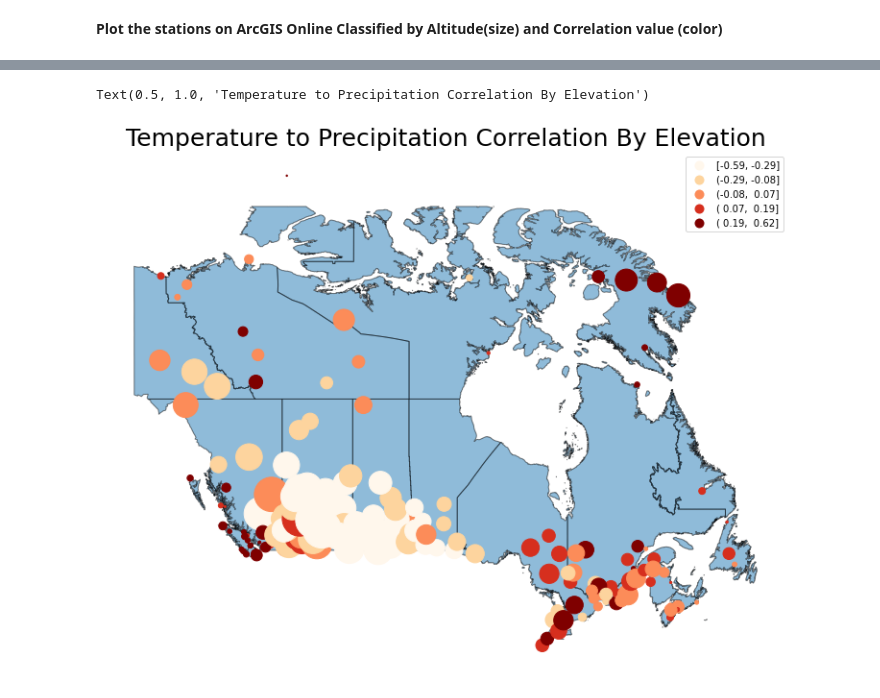
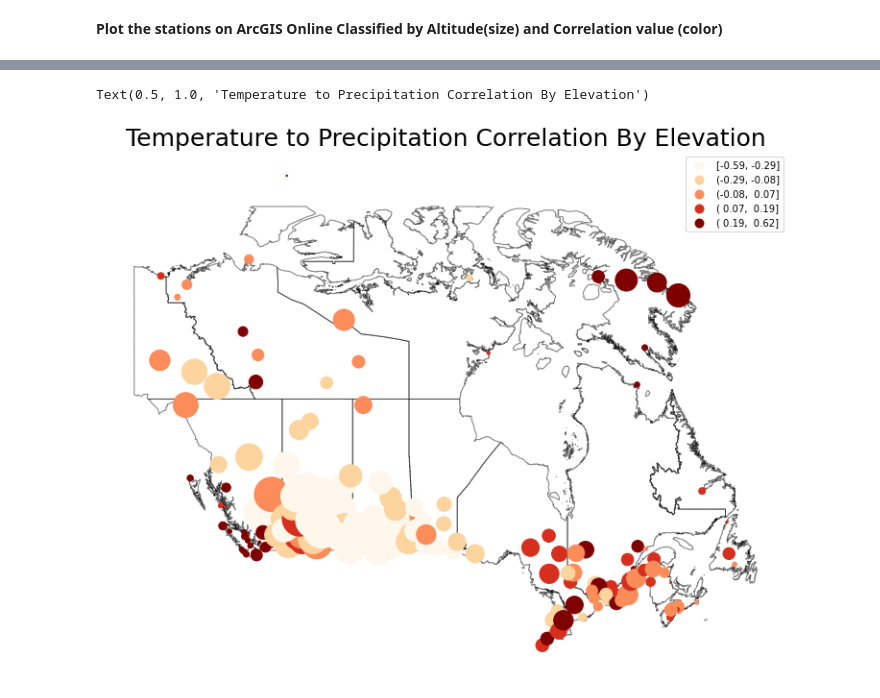
Before and after one commit to ielattar/Climate-Change, a Jupyter notebook: notebooks/temperature-precipitation.ipynb, the cells around one changed output, grey strips where cells are left out. Saved outputs shown, nothing was run; the diff lists cells and outputs as text; code cells hidden in the pictures.

```diff
--- a/notebooks/temperature-precipitation.ipynb
+++ b/notebooks/temperature-precipitation.ipynb
@@ -238,13 +238,13 @@ MapView(layout=Layout(height='400px', width='100%'), legend=True)
 # %%
 df_provinces = gpd.read_file('https://raw.githubusercontent.com/ielattar/Climate-Change/main/data/canada_provinces.geojson')
 correlation_prec_df['geometry']=correlation_prec_df.apply(lambda x: Point((x.longitude,x.latitude)),axis=1)
 crs = 'epsg:4326'
 correlation_prec_gpd = gpd.GeoDataFrame(correlation_prec_df, crs = crs,geometry = correlation_prec_df.geometry)
-ax = df_provinces.plot(figsize=(20, 10), alpha=0.5, edgecolor='k')
+ax = df_provinces.plot(figsize=(20, 10), alpha=0.5, edgecolor='k',facecolor="none")
 correlation_prec_gpd.plot(ax=ax, column='correlation', scheme='quantiles',legend=True, markersize=correlation_prec_gpd['elev (m)'], cmap='OrRd')
 ax.axis('off')
 # add a title
 ax.set_title('Temperature to Precipitation Correlation By Elevation', fontdict={'fontsize': '25', 'fontweight' : '3'})
 # %% [output]
 Text(0.5, 1.0, 'Temperature to Precipitation Correlation By Elevation')
-[figure, old version]
+[figure, new version]
```
